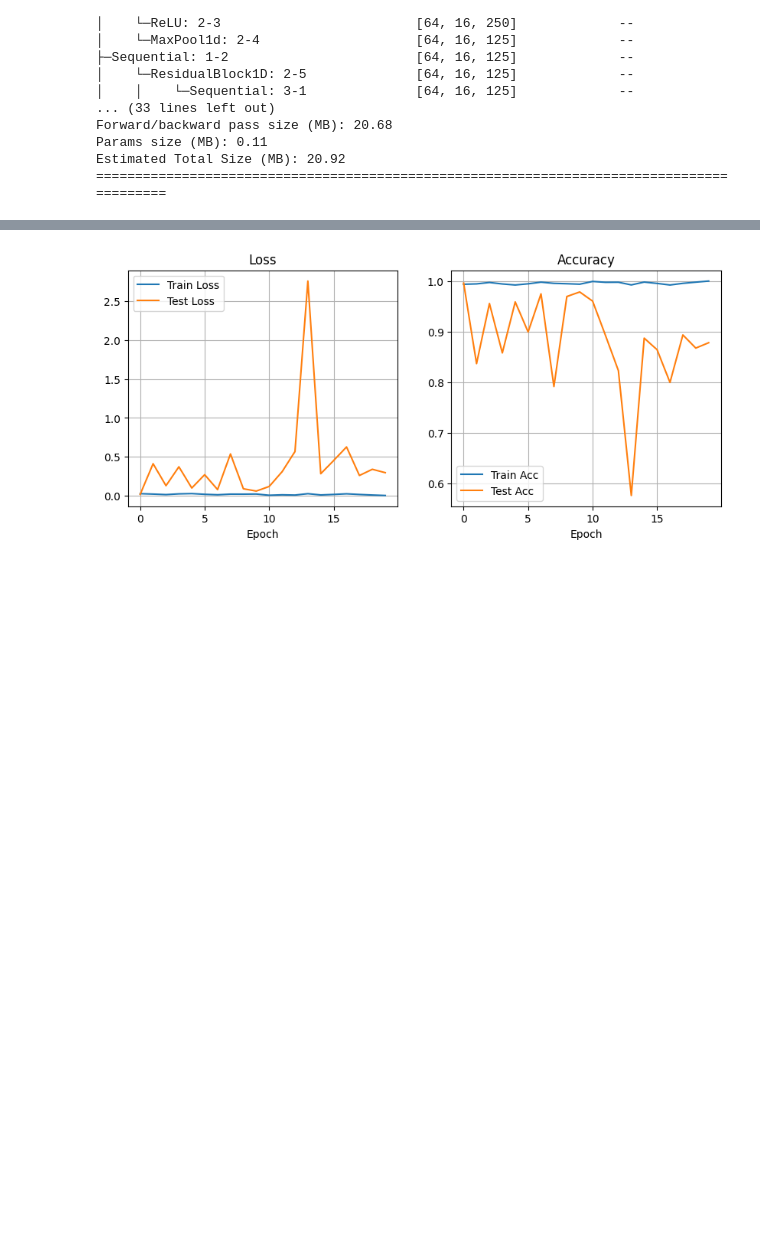
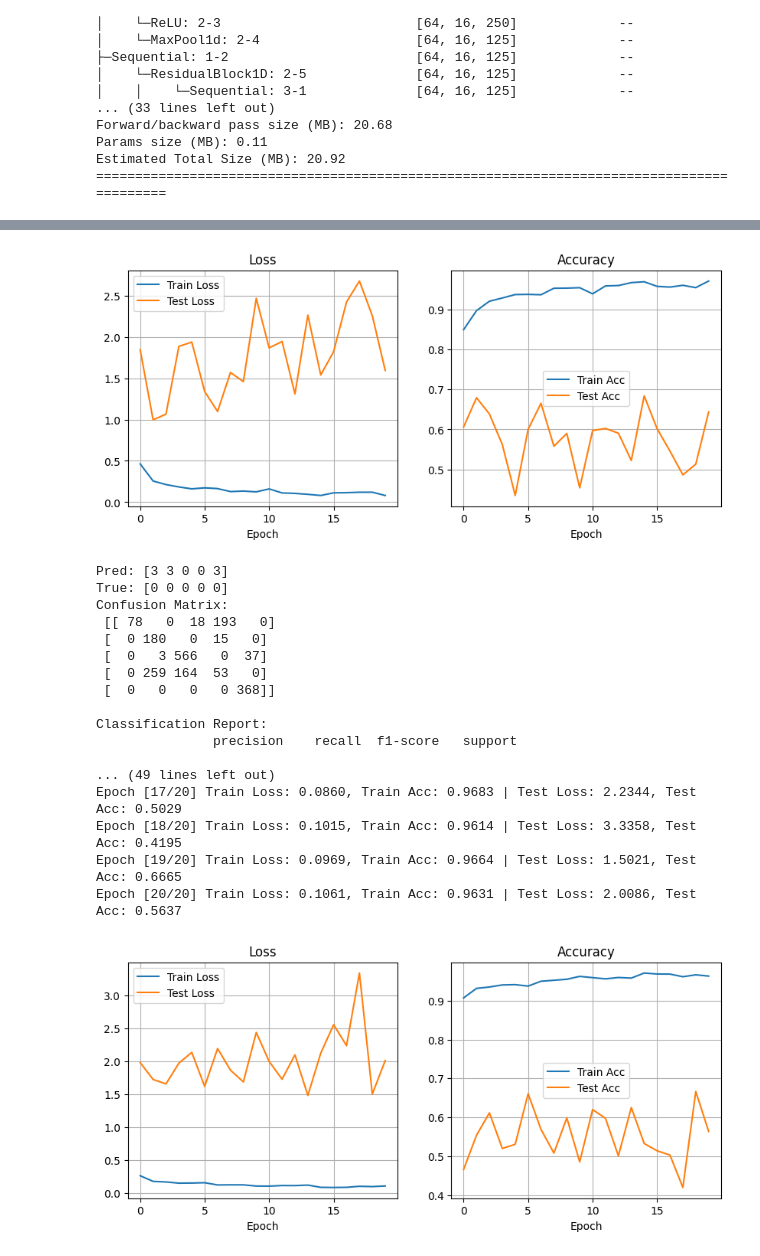
Before and after one commit to duydl/iot-ml, a Jupyter notebook: resnet/resnet_identify_env.ipynb, the cells around one changed output, grey strips where cells are left out. Cells and saved outputs as stored; diff of their text form; code cells hidden in the pictures; blank space fills up the shorter version.

```diff
--- a/resnet/resnet_identify_env.ipynb
+++ b/resnet/resnet_identify_env.ipynb
@@ -35,10 +24,10 @@ hyper parameter (overlapping / learning rate = 0.001)
 # %%
 import pandas as pd
 import numpy as np
-import glob
 
-WINDOW_SIZE = 500 # 100/500/1000
-STRIDE = 40 # 40/50
+# parameters
+WINDOW_SIZE = [100, 500, 1000] # 100/500/1000
+STRIDE = [40, 50] # 40/50
 
 env_files = [
     "env/e0-bridge.csv",
@@ -343,8 +318,8 @@ class ResNet1D(nn.Module):
         x = self.fc(x)           # (B, num_classes)
         return x
 
-num_classes = len(np.unique(y))
-model = ResNet1D(num_classes=num_classes)
+# num_classes = len(np.unique(y))
+model = ResNet1D(num_classes=5) # 5 classes for 5 environments
 print(model)
 # %% [output]
 ResNet1D(
@@ -559,7 +503,7 @@ True: [2 3 1 0 3]
 # =========================
 # Step 7: confusion matrix
 # =========================
-from sklearn.metrics import confusion_matrix, classification_report
+from sklearn.metrics import confusion_matrix, classification_report, accuracy_score
 
 def compute_confusion_matrix(model, loader, device):
     model.eval()
@@ -576,8 +520,10 @@ def compute_confusion_matrix(model, loader, device):
             all_true.extend(yb.numpy())
 
     cm = confusion_matrix(all_true, all_preds)
+    acc = accuracy_score(all_true, all_preds)
+
     print("Confusion Matrix:\n", cm)
     print("\nClassification Report:\n", classification_report(all_true, all_preds))
+    print(f"\nAccuracy: {acc:.4f}\n")
 
-print("=== Version 1: random split ===\n")
-compute_confusion_matrix(model, test_loader_r, device)
+    return f"{acc:.4f}"
@@ -604,8 +688,29 @@ weighted avg       1.00      1.00      1.00      2070
 # version 2: node-based split
 # ===========================
 
+results_node = []
+
 print("\n=== Version 2: node-based split ===\n")
-train_and_evaluate(model, train_loader_n, test_loader_n, criterion, optimizer, device, num_epochs)
+for window_size in WINDOW_SIZE:
+      for stride in STRIDE:
+            print(f"\n--- WINDOW_SIZE={window_size}, STRIDE={stride} ---\n")
+
+            X_data, y, env_ids = build_dataset(window_size, stride, node_files=node_files, env_to_label=env_to_label)
+
+            train_loader_n, test_loader_n, X_test_n_tensor, y_test_n = node_based_split(X_data, y, env_ids)
+
+            train_and_evaluate(model, train_loader_n, test_loader_n, criterion, optimizer, device, num_epochs)
+
+            predict(model, X_test_n_tensor, y_test_n, device)
+
+            acc = compute_confusion_matrix(model, test_loader_n, device)
+
+            results_node.append({
+            "window": window_size,
+            "stride": stride,
+            "acc": acc
+            })
+            print("\n\n")
 # %% [output]
 === Version 2: node-based split ===
 
@@ -627 +732,19 @@ Epoch [20/20] Train Loss: 0.0025, Train Acc: 0.9998 | Test Loss: 0.2964, Test Ac
-[figure, old version]
+[figure, new version]
+Pred: [3 3 0 0 3]
+True: [0 0 0 0 0]
+Confusion Matrix:
+ [[ 78   0  18 193   0]
+ [  0 180   0  15   0]
+ [  0   3 566   0  37]
+ [  0 259 164  53   0]
+ [  0   0   0   0 368]]
+
+Classification Report:
+               precision    recall  f1-score   support
+
+... (49 lines left out)
+Epoch [17/20] Train Loss: 0.0860, Train Acc: 0.9683 | Test Loss: 2.2344, Test Acc: 0.5029
+Epoch [18/20] Train Loss: 0.1015, Train Acc: 0.9614 | Test Loss: 3.3358, Test Acc: 0.4195
+Epoch [19/20] Train Loss: 0.0969, Train Acc: 0.9664 | Test Loss: 1.5021, Test Acc: 0.6665
+Epoch [20/20] Train Loss: 0.1061, Train Acc: 0.9631 | Test Loss: 2.0086, Test Acc: 0.5637
+[figure, added]
```
Also changed, not shown: parts of 13 cells of this notebook, 1 other file.
